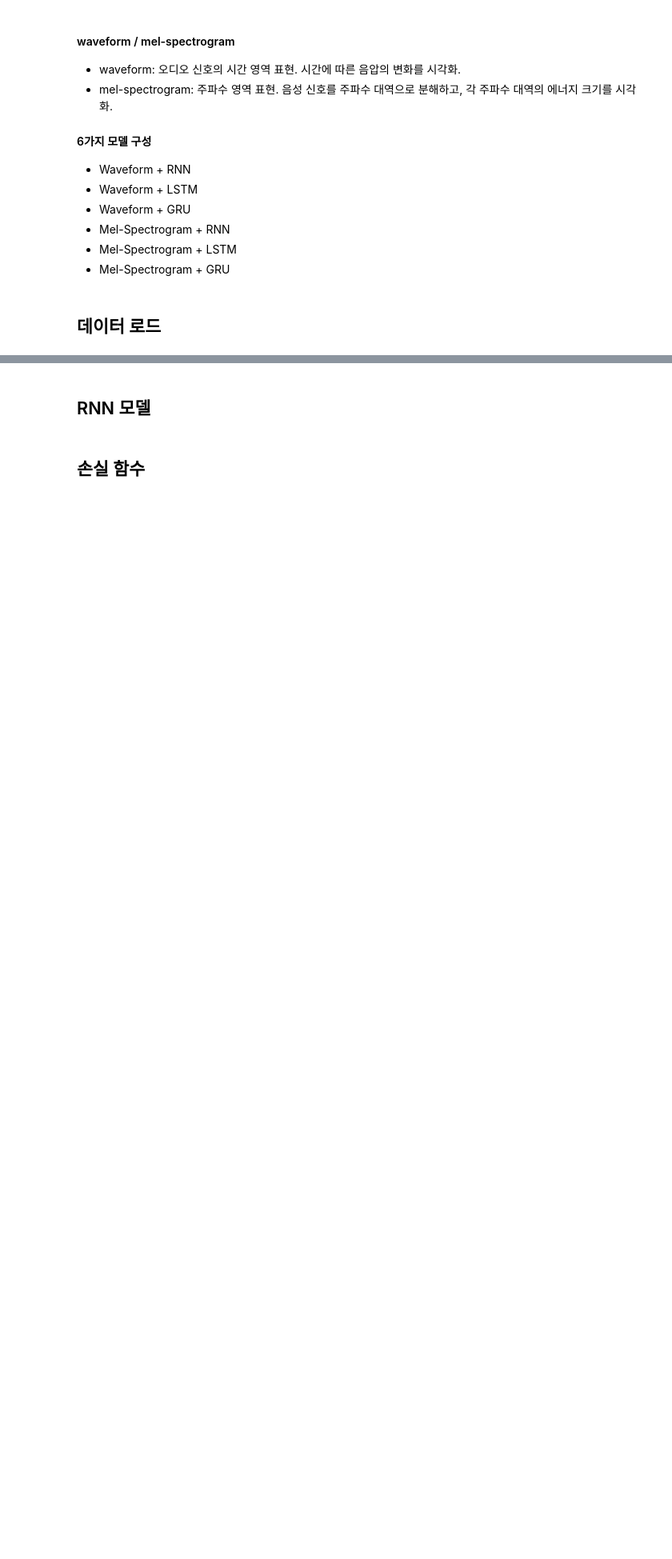
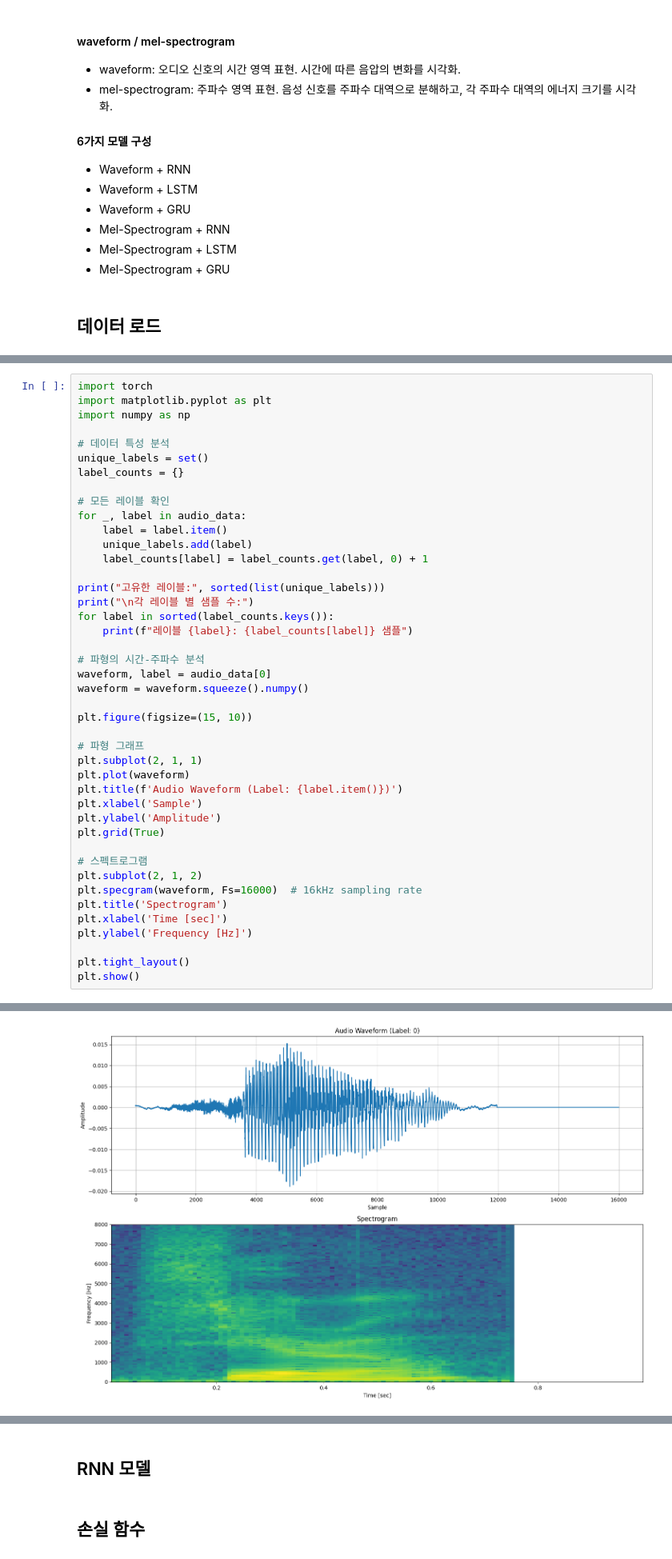
Before and after one commit to 20213013/AI, a Jupyter notebook: AudioMNIST_RNN/Audio_MNIST_RNN_Waveform.ipynb, the cells around one changed output, grey strips where cells are left out. Shown at 80% size. Drawn from its saved outputs; the diff is of its cells as text; blank space fills up the shorter version.

```diff
--- a/AudioMNIST_RNN/Audio_MNIST_RNN_Waveform.ipynb
+++ b/AudioMNIST_RNN/Audio_MNIST_RNN_Waveform.ipynb
@@ -57,0 +91,44 @@ plt.show()
+# %%
+import torch
+import matplotlib.pyplot as plt
+import numpy as np
+
+# 데이터 특성 분석
+unique_labels = set()
+label_counts = {}
+
+# 모든 레이블 확인
+for _, label in audio_data:
+    label = label.item()
+    unique_labels.add(label)
+    label_counts[label] = label_counts.get(label, 0) + 1
+
+print("고유한 레이블:", sorted(list(unique_labels)))
+print("\n각 레이블 별 샘플 수:")
+for label in sorted(label_counts.keys()):
+    print(f"레이블 {label}: {label_counts[label]} 샘플")
+
+# 파형의 시간-주파수 분석
+waveform, label = audio_data[0]
+waveform = waveform.squeeze().numpy()
+
+plt.figure(figsize=(15, 10))
+
+# 파형 그래프
+plt.subplot(2, 1, 1)
+plt.plot(waveform)
+plt.title(f'Audio Waveform (Label: {label.item()})')
+plt.xlabel('Sample')
+plt.ylabel('Amplitude')
+plt.grid(True)
+
+# 스펙트로그램
+plt.subplot(2, 1, 2)
+plt.specgram(waveform, Fs=16000)  # 16kHz sampling rate
+plt.title('Spectrogram')
+plt.xlabel('Time [sec]')
+plt.ylabel('Frequency [Hz]')
+
+plt.tight_layout()
+plt.show()
+# %% [output]
@@ -58 +148,2 @@ plt.show()
+[figure, added]
 # %% [markdown]
```
Also changed, not shown: parts of 7 cells of this notebook.
